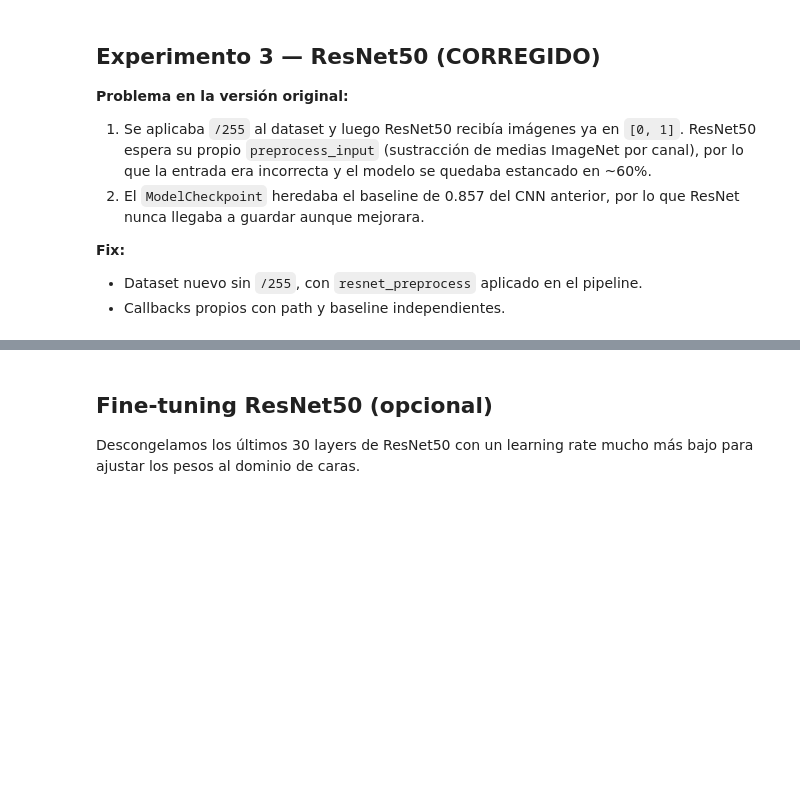
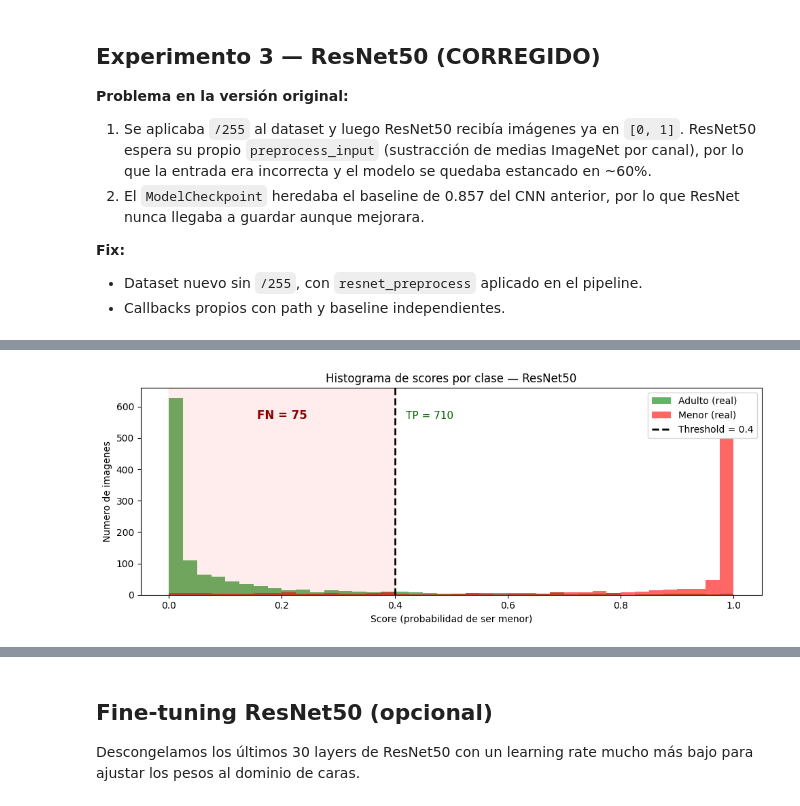
Before and after one commit to Alejandro428/proyecto-rostros, a Jupyter notebook: training/red_neuronal_proyecto_imagenes.ipynb, the cells around one changed output, grey strips where cells are left out. Saved outputs shown, nothing was run; the diff lists cells and outputs as text; code cells hidden in the pictures; blank space fills up the shorter version.

```diff
--- a/training/red_neuronal_proyecto_imagenes.ipynb
+++ b/training/red_neuronal_proyecto_imagenes.ipynb
@@ -354,0 +539,26 @@ graficar(history_resnet, 'ResNet50 — Fase 1')
+# %%
+# Celda 3 — Histograma de scores por clase
+fig, ax = plt.subplots(figsize=(10, 4))
+
+scores_menores = scores_res[y_true_res == idx_menor]
+scores_adultos = scores_res[y_true_res != idx_menor]
+
+ax.hist(scores_adultos, bins=40, alpha=0.6, color='green', label='Adulto (real)', range=(0, 1))
+ax.hist(scores_menores, bins=40, alpha=0.6, color='red',   label='Menor (real)',  range=(0, 1))
+ax.axvline(THRESHOLD, color='black', lw=2, linestyle='--', label=f'Threshold = {THRESHOLD}')
+
+ymax = ax.get_ylim()[1]
+ax.axvspan(0, THRESHOLD, alpha=0.07, color='red')
+ax.text(THRESHOLD / 2, ymax * 0.85, f'FN = {fn}',
+        ha='center', color='darkred', fontweight='bold', fontsize=12)
+ax.text(THRESHOLD + 0.02, ymax * 0.85, f'TP = {tp}',
+        ha='left', color='darkgreen', fontsize=11)
+
+ax.set_xlabel('Score (probabilidad de ser menor)')
+ax.set_ylabel('Numero de imagenes')
+ax.set_title('Histograma de scores por clase — ResNet50')
+ax.legend()
+plt.tight_layout()
+plt.show()
+# %% [output]
+[figure, added]
```
Also changed, not shown: parts of 17 cells of this notebook, 2 other files.
